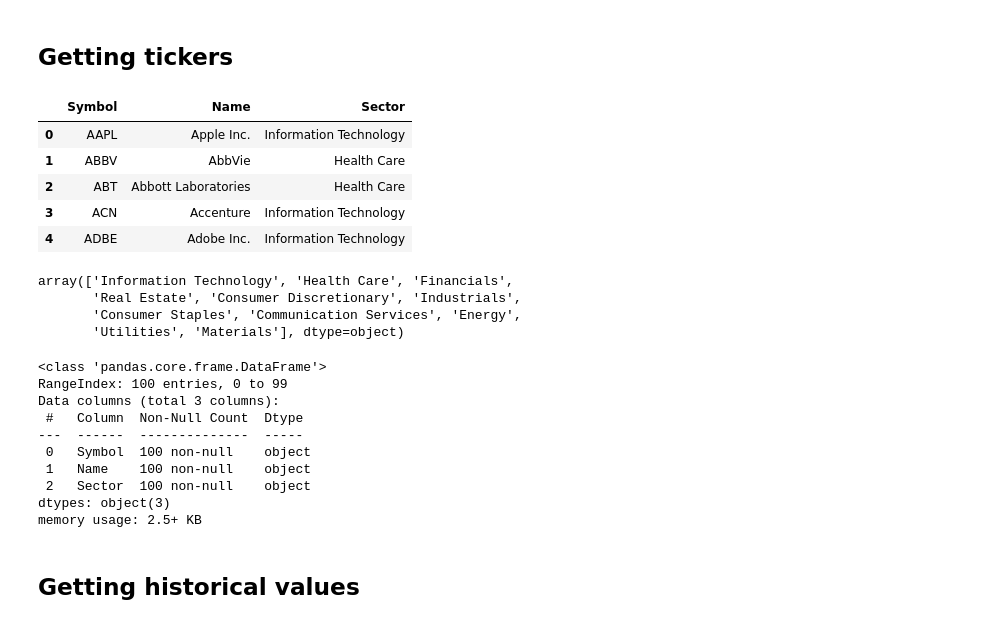
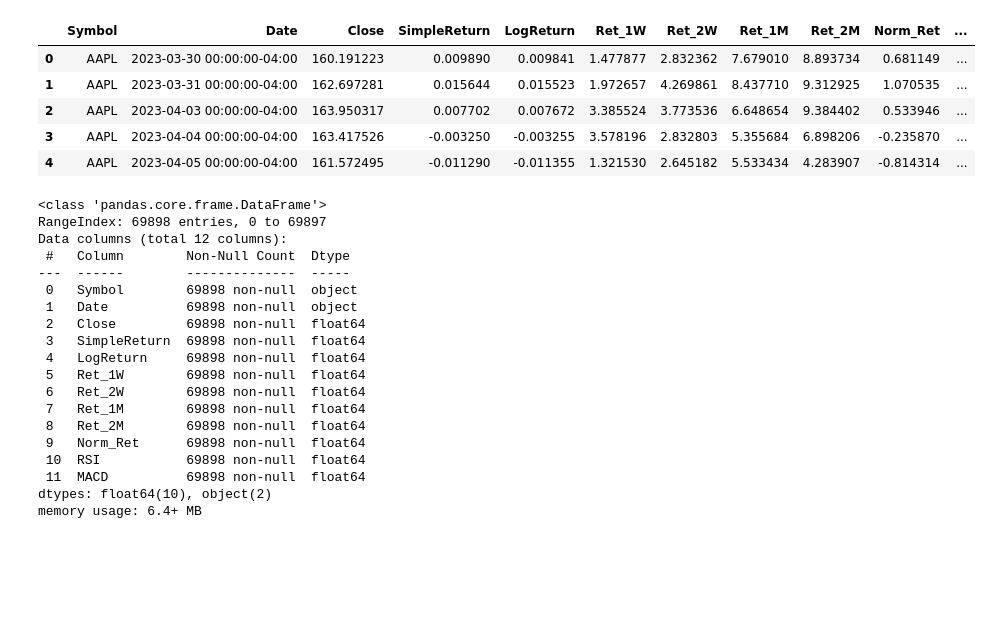
Before and after one commit to alodbrock19/GNN_paper, a Jupyter notebook: code/data_exploration.ipynb, the cells around one changed output. Saved outputs shown, nothing was run; the diff lists cells and outputs as text; code cells hidden in the pictures; blank space fills up the shorter version.

```diff
--- a/code/data_exploration.ipynb
+++ b/code/data_exploration.ipynb
@@ -14,24 +0,0 @@ END_DATE = "2025-10-31"
-# %% [markdown]
-## Getting tickers
-# %%
-html = wp.page("S&P 100").html().encode("UTF-8")
-stocks = pd.read_html(html)[2].set_index("Symbol")
-stocks = stocks.drop("GOOG")
-stocks.loc["GOOGL", "Name"] = "Alphabet"
-stocks = stocks.rename(index={"BRK.B": "BRK-B"})
-stocks.reset_index(inplace=True)
-stocks.head()
-# %% [output]
-|  | Symbol | Name | Sector |
-| 0 | AAPL | Apple Inc. | Information Technology |
-| 1 | ABBV | AbbVie | Health Care |
-| 2 | ABT | Abbott Laboratories | Health Care |
-| 3 | ACN | Accenture | Information Technology |
-| 4 | ADBE | Adobe Inc. | Information Technology |
-# %%
-stocks['Sector'].unique()
-# %% [output]
-array(['Information Technology', 'Health Care', 'Financials',
-       'Real Estate', 'Consumer Discretionary', 'Industrials',
-       'Consumer Staples', 'Communication Services', 'Energy',
-       'Utilities', 'Materials'], dtype=object)
@@ -38,15 +7,32 @@ array(['Information Technology', 'Health Care', 'Financials',
+# %%
+values = pd.read_csv("data/values.csv")
+values.head()
+# %% [output]
+|  | Symbol | Date | Close | SimpleReturn | LogReturn | Ret_1W | Ret_2W | Ret_1M | Ret_2M | Norm_Ret | ... |
+| 0 | AAPL | 2023-03-30 00:00:00-04:00 | 160.191223 | 0.009890 | 0.009841 | 1.477877 | 2.832362 | 7.679010 | 8.893734 | 0.681149 | ... |
+| 1 | AAPL | 2023-03-31 00:00:00-04:00 | 162.697281 | 0.015644 | 0.015523 | 1.972657 | 4.269861 | 8.437710 | 9.312925 | 1.070535 | ... |
+| 2 | AAPL | 2023-04-03 00:00:00-04:00 | 163.950317 | 0.007702 | 0.007672 | 3.385524 | 3.773536 | 6.648654 | 9.384402 | 0.533946 | ... |
+| 3 | AAPL | 2023-04-04 00:00:00-04:00 | 163.417526 | -0.003250 | -0.003255 | 3.578196 | 2.832803 | 5.355684 | 6.898206 | -0.235870 | ... |
+| 4 | AAPL | 2023-04-05 00:00:00-04:00 | 161.572495 | -0.011290 | -0.011355 | 1.321530 | 2.645182 | 5.533434 | 4.283907 | -0.814314 | ... |
 # %%
-stocks.info()
+values.info()
 # %% [output]
 <class 'pandas.core.frame.DataFrame'>
-RangeIndex: 100 entries, 0 to 99
-Data columns (total 3 columns):
- #   Column  Non-Null Count  Dtype
----  ------  --------------  -----
- 0   Symbol  100 non-null    object
- 1   Name    100 non-null    object
- 2   Sector  100 non-null    object
-dtypes: object(3)
-memory usage: 2.5+ KB
+RangeIndex: 69898 entries, 0 to 69897
+Data columns (total 12 columns):
+ #   Column        Non-Null Count  Dtype
+---  ------        --------------  -----
+ 0   Symbol        69898 non-null  object
+ 1   Date          69898 non-null  object
+ 2   Close         69898 non-null  float64
+ 3   SimpleReturn  69898 non-null  float64
+ 4   LogReturn     69898 non-null  float64
+ 5   Ret_1W        69898 non-null  float64
+ 6   Ret_2W        69898 non-null  float64
+ 7   Ret_1M        69898 non-null  float64
+ 8   Ret_2M        69898 non-null  float64
+ 9   Norm_Ret      69898 non-null  float64
+ 10  RSI           69898 non-null  float64
+ 11  MACD          69898 non-null  float64
+dtypes: float64(10), object(2)
+memory usage: 6.4+ MB
-# %% [markdown]
-## Getting historical values
```
Also changed, not shown: parts of 24 cells of this notebook, 4 other files.
